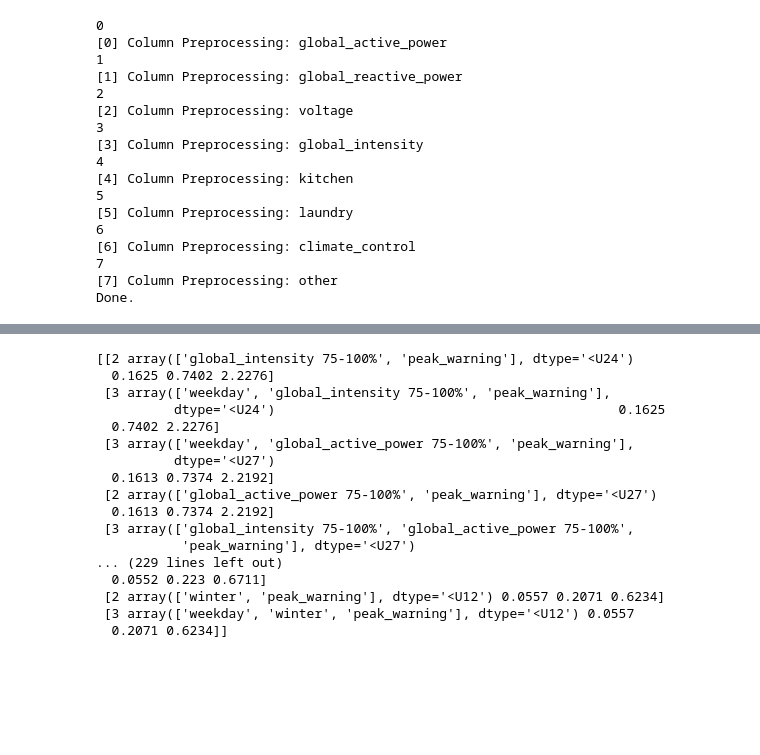
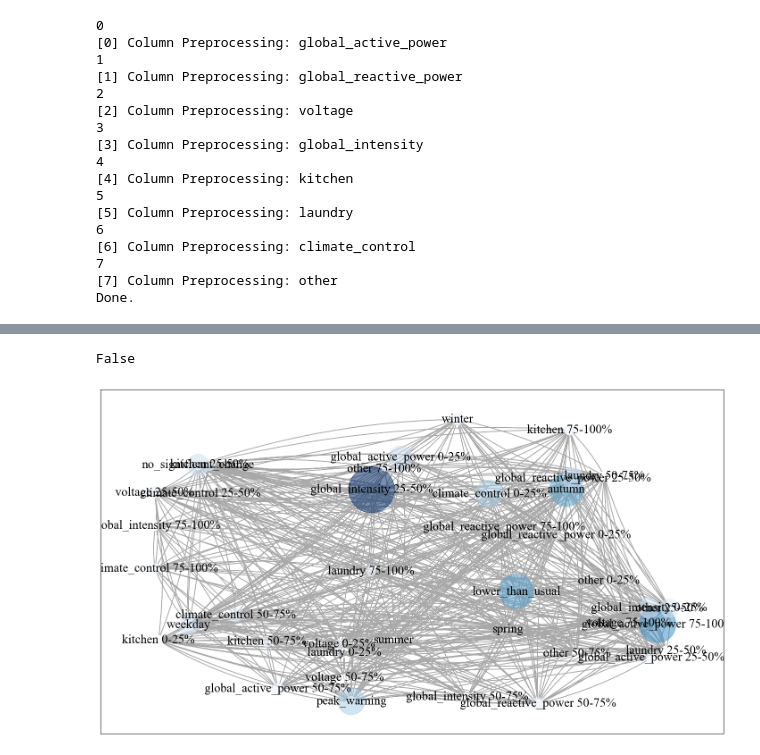
Before and after one commit to erlanggagatum/xai-recover, a Jupyter notebook: 04_2_association_rule_mining.ipynb, the cells around one changed output, grey strips where cells are left out. Cells and saved outputs as stored; diff of their text form; code cells hidden in the pictures; blank space fills up the shorter version.

Commit message:
add filter and specific case for the problem

```diff
--- a/04_2_association_rule_mining.ipynb
+++ b/04_2_association_rule_mining.ipynb
@@ -254,30 +326,35 @@ print(association_rules_np_rhs_buffer)
-# %%
-# Filter by rhs=='Power Pattern 2'
-association_rules_np_rhs_buffer = []
-for r in range(len(association_rules_np_rhs_sorted)):
-    rhs = association_rules_np_rhs_sorted[r, 1][-1]
-    if(rhs=='peak_warning' and association_rules_np_rhs_sorted[r, 0]>1):
-        association_rules_np_rhs_buffer.append(association_rules_np_rhs_sorted[r])
-association_rules_np_rhs_buffer = np.array(association_rules_np_rhs_buffer)
-print(association_rules_np_rhs_buffer)
-# %% [output]
-[[2 array(['global_intensity 75-100%', 'peak_warning'], dtype='<U24')
-  0.1625 0.7402 2.2276]
- [3 array(['weekday', 'global_intensity 75-100%', 'peak_warning'],
-          dtype='<U24')                                            0.1625
-  0.7402 2.2276]
- [3 array(['weekday', 'global_active_power 75-100%', 'peak_warning'],
-          dtype='<U27')
-  0.1613 0.7374 2.2192]
- [2 array(['global_active_power 75-100%', 'peak_warning'], dtype='<U27')
-  0.1613 0.7374 2.2192]
- [3 array(['global_intensity 75-100%', 'global_active_power 75-100%',
-           'peak_warning'], dtype='<U27')
-... (229 lines left out)
-  0.0552 0.223 0.6711]
- [2 array(['winter', 'peak_warning'], dtype='<U12') 0.0557 0.2071 0.6234]
- [3 array(['weekday', 'winter', 'peak_warning'], dtype='<U12') 0.0557
-  0.2071 0.6234]]
+# %%
+association_rules_np_rhs_buffer[0][0] == 1
+# %% [output]
+False
+# %%
+# Assume 'association_rules' is defined somewhere above this snippet
+association_rules_pd = pd.DataFrame(association_rules)
+association_rules_pd['length'] = association_rules_pd['items'].apply(lambda x: len(x))
+association_rules_pd = association_rules_pd[association_rules_pd['length'] == 2]
+association_rules_pd = association_rules_pd[association_rules_pd['length'] == 2]
+
+# PageRank
+G = nx.DiGraph()
+G.add_edges_from(association_rules_pd['items'])
+pr = nx.pagerank(G)
+nsize = np.array([v for v in pr.values()])
+nsize = 5500 * (nsize - min(nsize)) / (max(nsize) - min(nsize))
+
+# Layout
+pos = nx.random_layout(G)
+
+# Visualize
+plt.figure(figsize=(18, 10))
+nx.draw_networkx_nodes(G, pos, node_color=list(pr.values()), node_size=nsize, alpha=0.54, cmap=plt.cm.Blues)
+nx.draw_networkx_edges(G, pos, connectionstyle='arc3, rad=0.08', arrowstyle='fancy', arrowsize=1, edge_color='0.66')
+
+# Adding labels with custom font
+labels = nx.draw_networkx_labels(G, pos, font_size=20, font_family='Times New Roman')
+
+plt.show()
+# %% [output]
+[figure, added]
 # %%
 # Structurize rules using graph structure (HC 중요도: PageRank)
 association_rules_pd = pd.DataFrame(association_rules)
```
Also changed, not shown: parts of 17 cells of this notebook, 2 other files.
